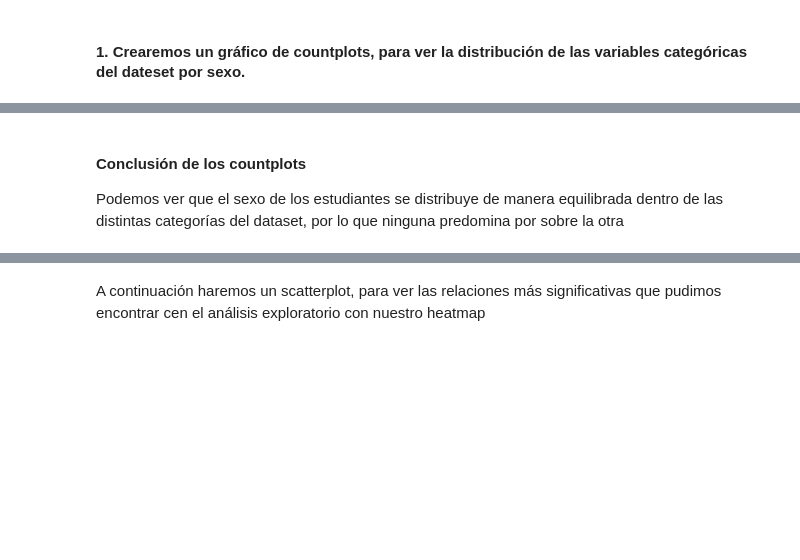
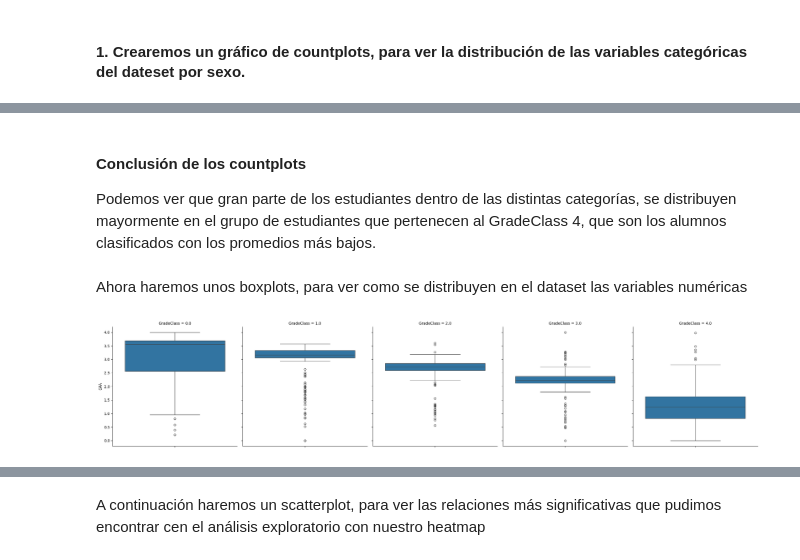
Before and after one commit to Kurt-Casteg/Proyecto-Final, a Jupyter notebook: Notebooks/02_Visualizaciones.ipynb, the cells around one changed output, grey strips where cells are left out. Saved outputs shown, nothing was run; the diff lists cells and outputs as text; code cells hidden in the pictures; blank space fills up the shorter version.

```diff
--- a/Notebooks/02_Visualizaciones.ipynb
+++ b/Notebooks/02_Visualizaciones.ipynb
@@ -65,4 +59,11 @@ for column in categorical_columns:
 # %% [markdown]
 #### Conclusión de los countplots
 
-Podemos ver que el sexo de los estudiantes se distribuye de manera equilibrada dentro de las distintas categorías del dataset, por lo que ninguna predomina por sobre la otra
+Podemos ver que gran parte de los estudiantes dentro de las distintas categorías, se distribuyen mayormente en el grupo de estudiantes que pertenecen al GradeClass 4, que son los alumnos clasificados con los promedios más bajos.
+# %% [markdown]
+Ahora haremos unos boxplots, para ver como se distribuyen en el dataset las variables numéricas
+# %%
+sns.catplot(y='GPA', data=df, kind='box', col='GradeClass')
+plt.show()
+# %% [output]
+[figure, added]
```
Also changed, not shown: parts of 8 cells of this notebook, 1 other file.
